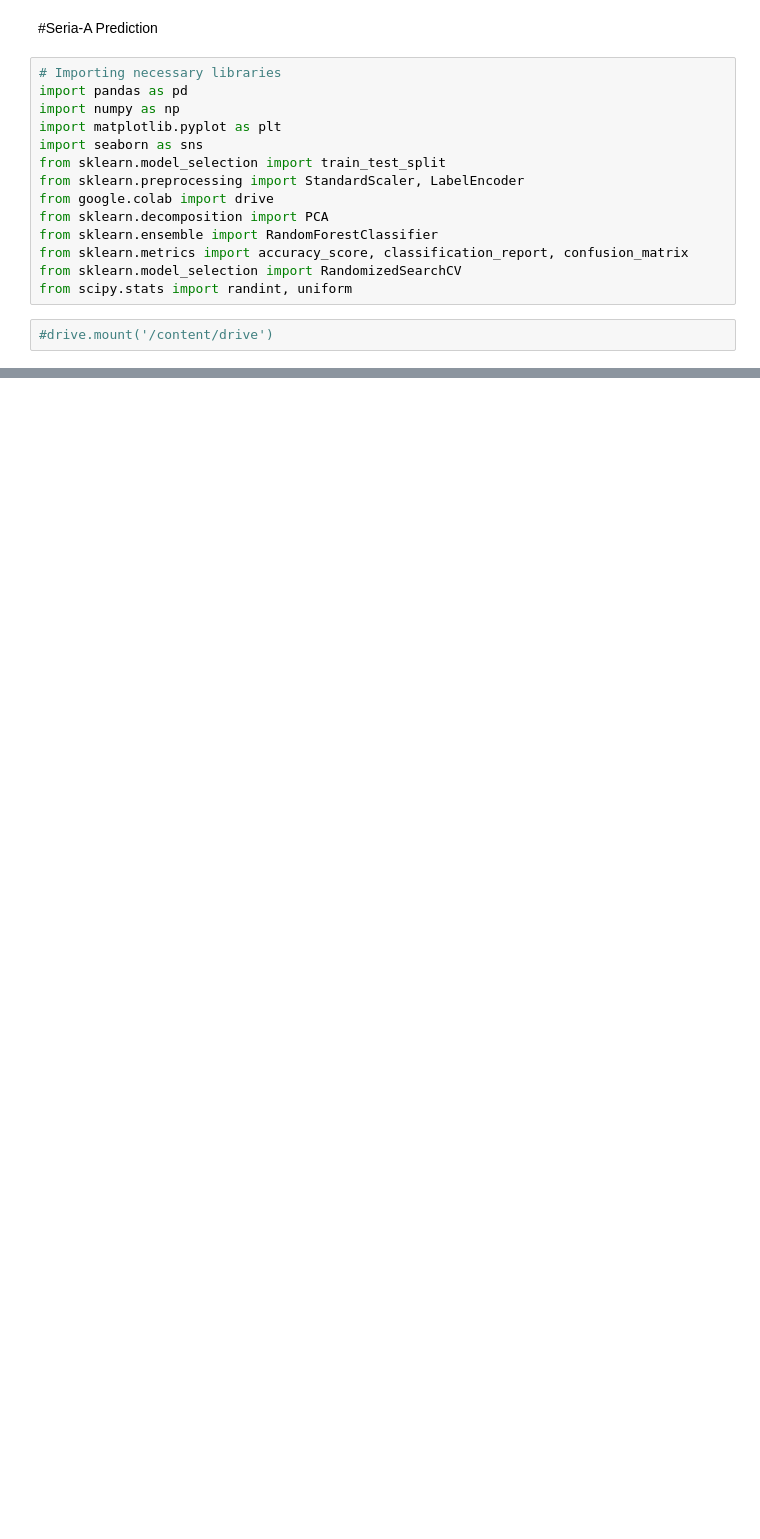
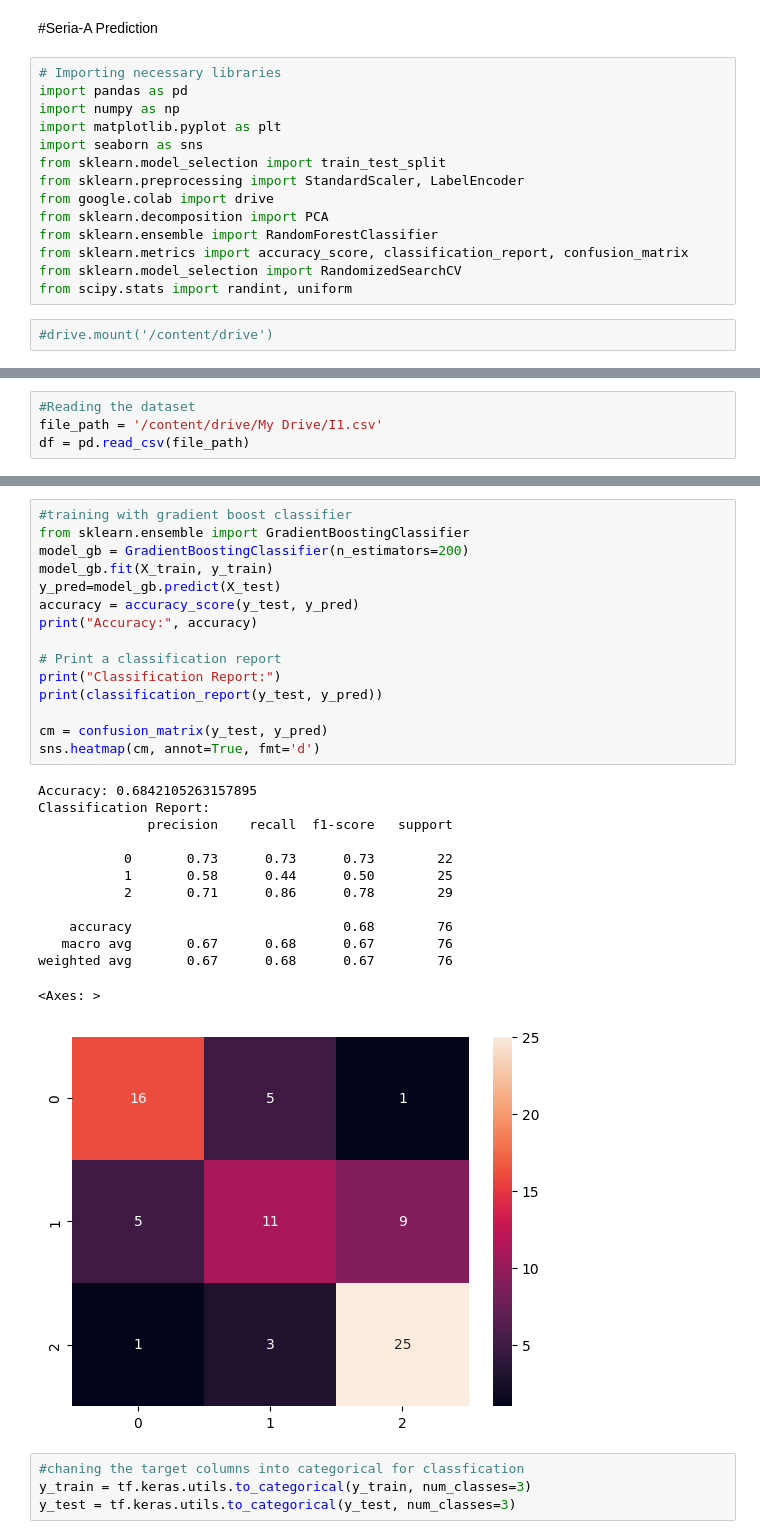
Before and after one commit to vv7ishere/Seria-A_prediction, a Jupyter notebook: seria.ipynb, the cells around one changed output, grey strips where cells are left out. Drawn from its saved outputs; the diff is of its cells as text; blank space fills up the shorter version.

```diff
--- a/seria.ipynb
+++ b/seria.ipynb
@@ -1163,0 +19,4 @@ ValueError: multilabel-indicator is not supported
+# %%
+#Reading the dataset
+file_path = '/content/drive/My Drive/I1.csv'
+df = pd.read_csv(file_path)
@@ -1163,0 +204,33 @@ ValueError: multilabel-indicator is not supported
+# %%
+#training with gradient boost classifier
+from sklearn.ensemble import GradientBoostingClassifier
+model_gb = GradientBoostingClassifier(n_estimators=200)
+model_gb.fit(X_train, y_train)
+y_pred=model_gb.predict(X_test)
+accuracy = accuracy_score(y_test, y_pred)
+print("Accuracy:", accuracy)
+
+# Print a classification report
+print("Classification Report:")
+print(classification_report(y_test, y_pred))
+
+cm = confusion_matrix(y_test, y_pred)
+sns.heatmap(cm, annot=True, fmt='d')
+# %% [output]
+Accuracy: 0.6842105263157895
+Classification Report:
+              precision    recall  f1-score   support
+
+           0       0.73      0.73      0.73        22
+           1       0.58      0.44      0.50        25
+           2       0.71      0.86      0.78        29
+
+    accuracy                           0.68        76
+   macro avg       0.67      0.68      0.67        76
+weighted avg       0.67      0.68      0.67        76
+<Axes: >
+[figure, added]
+# %%
+#chaning the target columns into categorical for classfication
+y_train = tf.keras.utils.to_categorical(y_train, num_classes=3)
+y_test = tf.keras.utils.to_categorical(y_test, num_classes=3)
```
Also changed, not shown: parts of 92 cells of this notebook.
